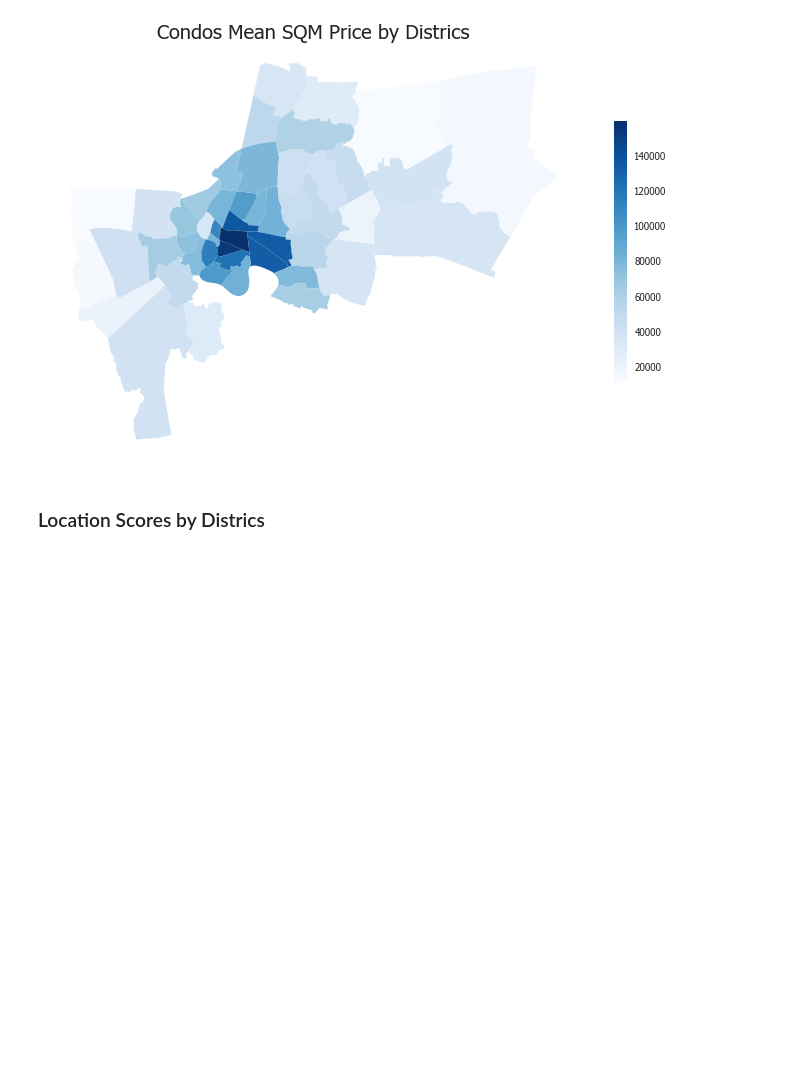
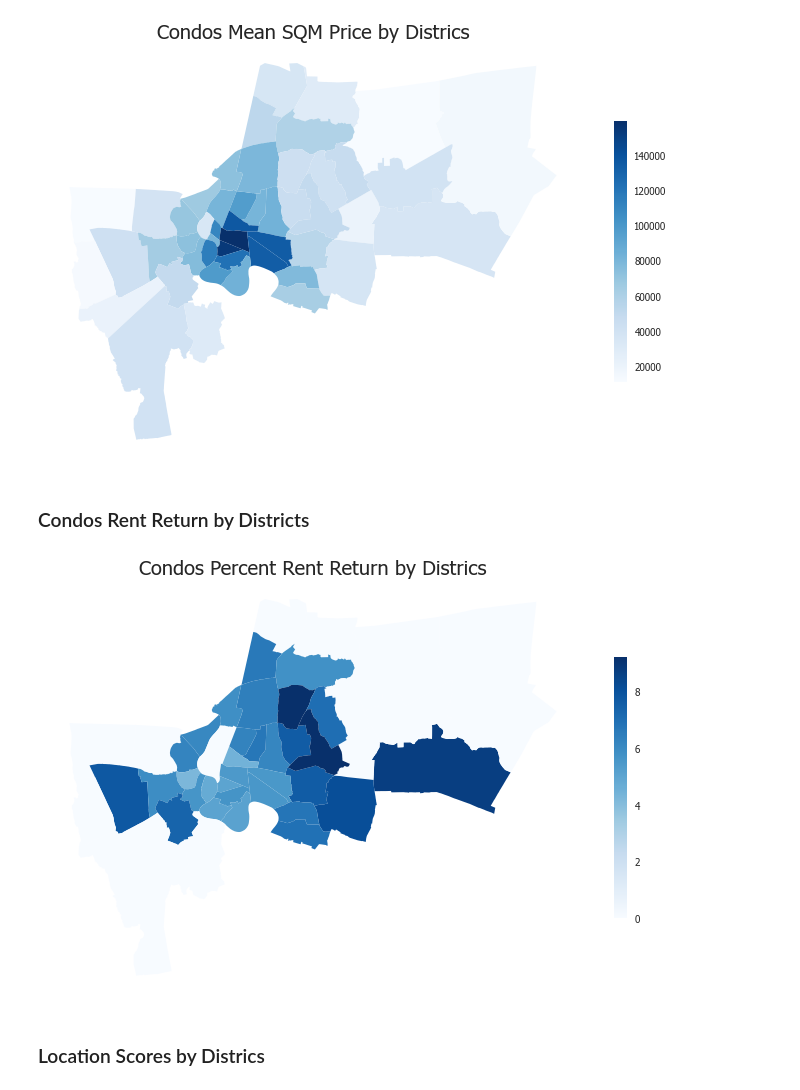
Before and after one commit to terjirapat/DADS5001-Project, a Jupyter notebook: project.ipynb, the cells around one changed output. Drawn from its saved outputs; the diff is of its cells as text; code cells hidden in the pictures; blank space fills up the shorter version.

```diff
--- a/project.ipynb
+++ b/project.ipynb
@@ -442,7 +443,7 @@ plt.show()
 # %% [markdown]
 ### Condos Mean SQM Price by Districs
 # %%
-geo = pd.merge(geo, dct_mean[['pricesqm']], left_on='dname', right_on=dct_count.index, how='left')
+geo = pd.merge(geo, dct_mean[['pricesqm']], left_on='dname', right_on=dct_mean[['pricesqm']].index, how='left')
 # %%
 geo.plot(column='pricesqm', cmap='Blues', figsize=(12,12), legend=True, legend_kwds={'shrink': 0.4})
 plt.title('Condos Mean SQM Price by Districs', fontsize = 20)
@@ -450,6 +451,18 @@ plt.axis('off')
 plt.show()
 # %% [output]
 [figure]
+# %% [markdown]
+### Condos Rent Return by Districts
+# %%
+geo = pd.merge(geo, dct_mean[['rent_return']], left_on='dname', right_on=dct_mean[['rent_return']].index, how='left')
+geo.fillna(0, inplace=True)
+# %%
+geo.plot(column='rent_return', cmap='Blues', figsize=(12,12), legend=True, legend_kwds={'shrink': 0.4})
+plt.title('Condos Percent Rent Return by Districs', fontsize = 20)
+plt.axis('off')
+plt.show()
+# %% [output]
+[figure, added]
 # %% [markdown]
 ### Location Scores by Districs
 # %%
```
Also changed, not shown: parts of 3 cells of this notebook, 1 other file.
